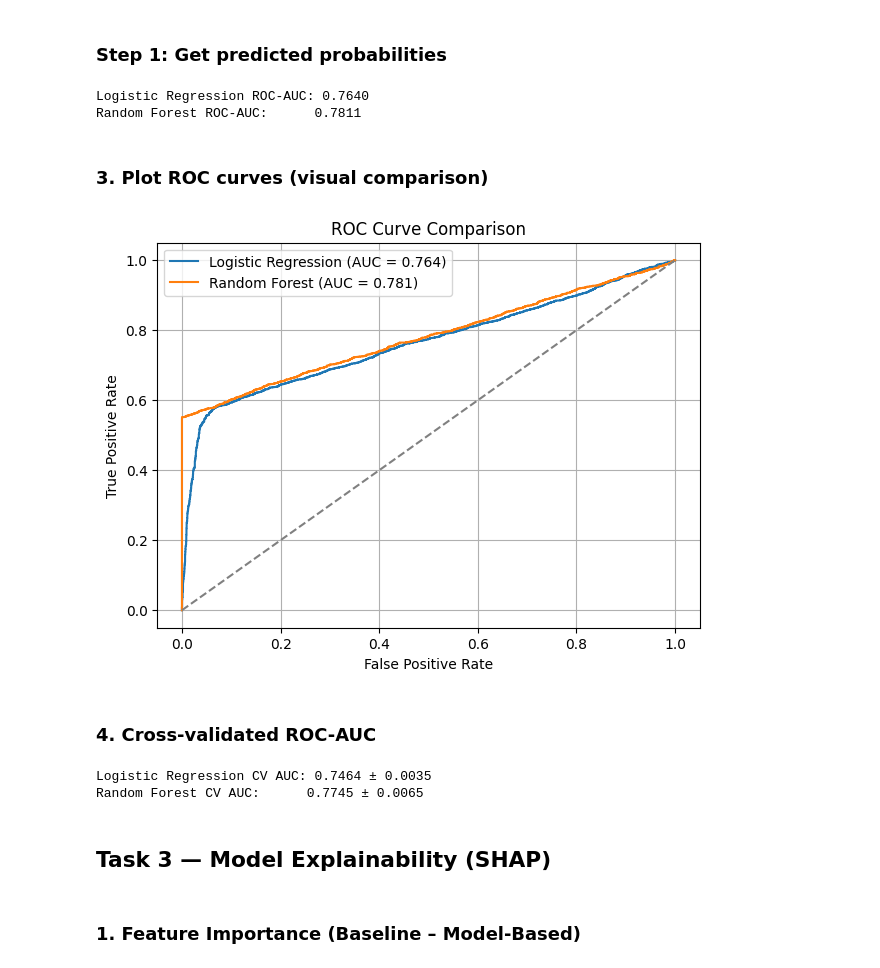
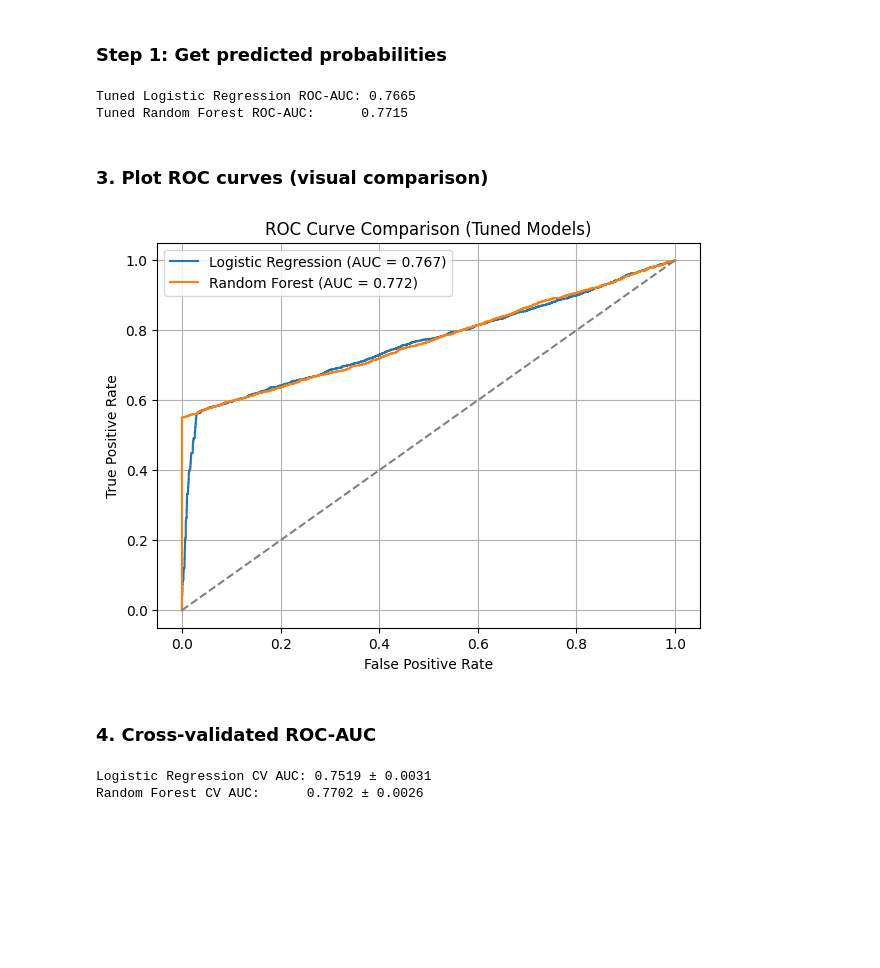
Before and after one commit to Kalalayu/fraud-detection, a Jupyter notebook: notebooks/modeling.ipynb, the cells around one changed output. Cells and saved outputs as stored; diff of their text form; code cells hidden in the pictures; blank space fills up the shorter version.

```diff
--- a/notebooks/modeling.ipynb
+++ b/notebooks/modeling.ipynb
@@ -206,7 +270,22 @@ y_proba_rf = rf.predict_proba(X_test)[:, 1]
 # %% [markdown]
 ## Evaluation:
 # %%
+from sklearn.metrics import classification_report, average_precision_score, ConfusionMatrixDisplay, RocCurveDisplay, PrecisionRecallDisplay
+
+# Train Random Forest with hyperparameter tuning
+best_rf, best_params_rf = train_model(X_train, y_train)
+
+# Predict on test set
+y_pred_rf = best_rf.predict(X_test)
+y_proba_rf = best_rf.predict_proba(X_test)[:, 1]
+
+# Print metrics
+print("Random Forest Best Params:", best_params_rf)
 print("AUC-PR:", average_precision_score(y_test, y_proba_rf))
 print(classification_report(y_test, y_pred_rf))
-ConfusionMatrixDisplay.from_predictions(y_test, y_pred_rf)
+
+# Visualizations
+ConfusionMatrixDisplay.from_predictions(y_test, y_pred_rf, cmap="Blues")
+RocCurveDisplay.from_predictions(y_test, y_proba_rf)
+PrecisionRecallDisplay.from_predictions(y_test, y_proba_rf)
 # %% [output]
@@ -251,41 +335,42 @@ Std AUC-PR:  0.0041
 # %%
 from sklearn.metrics import roc_auc_score
 
-# Logistic Regression
-y_proba_lr = lr.predict_proba(X_test)[:, 1]
+# Logistic Regression (tuned)
+y_proba_lr = best_lr.predict_proba(X_test)[:, 1]
 auc_lr = roc_auc_score(y_test, y_proba_lr)
 
-# Random Forest
-y_proba_rf = rf.predict_proba(X_test)[:, 1]
+# Random Forest (tuned)
+y_proba_rf = best_rf.predict_proba(X_test)[:, 1]
 auc_rf = roc_auc_score(y_test, y_proba_rf)
 
-print(f"Logistic Regression ROC-AUC: {auc_lr:.4f}")
-print(f"Random Forest ROC-AUC:      {auc_rf:.4f}")
+print(f"Tuned Logistic Regression ROC-AUC: {auc_lr:.4f}")
+print(f"Tuned Random Forest ROC-AUC:      {auc_rf:.4f}")
 # %% [output]
-Logistic Regression ROC-AUC: 0.7640
-Random Forest ROC-AUC:      0.7811
+Tuned Logistic Regression ROC-AUC: 0.7665
+Tuned Random Forest ROC-AUC:      0.7715
 # %% [markdown]
 ### 3. Plot ROC curves (visual comparison)
 # %%
 from sklearn.metrics import roc_curve
 import matplotlib.pyplot as plt
 
-fpr_lr, tpr_lr, _ = roc_curve(y_test, y_proba_lr)
-fpr_rf, tpr_rf, _ = roc_curve(y_test, y_proba_rf)
+# ROC curve values
+fpr_lr, tpr_lr, _ = roc_curve(y_test, best_lr.predict_proba(X_test)[:, 1])
+fpr_rf, tpr_rf, _ = roc_curve(y_test, best_rf.predict_proba(X_test)[:, 1])
 
 plt.figure(figsize=(7, 5))
-plt.plot(fpr_lr, tpr_lr, label=f"Logistic Regression (AUC = {auc_lr:.3f})")
-plt.plot(fpr_rf, tpr_rf, label=f"Random Forest (AUC = {auc_rf:.3f})")
+plt.plot(fpr_lr, tpr_lr, label=f"Logistic Regression (AUC = {roc_auc_score(y_test, best_lr.predict_proba(X_test)[:, 1]):.3f})")
+plt.plot(fpr_rf, tpr_rf, label=f"Random Forest (AUC = {roc_auc_score(y_test, best_rf.predict_proba(X_test)[:, 1]):.3f})")
 plt.plot([0, 1], [0, 1], linestyle="--", color="gray")
 
 plt.xlabel("False Positive Rate")
 plt.ylabel("True Positive Rate")
-plt.title("ROC Curve Comparison")
+plt.title("ROC Curve Comparison (Tuned Models)")
 plt.legend()
 plt.grid(True)
 plt.show()
 # %% [output]
-[figure, old version]
+[figure, new version]
 # %% [markdown]
 ### 4. Cross-validated ROC-AUC
 # %%
@@ -293,20 +378,18 @@ from sklearn.model_selection import StratifiedKFold, cross_val_score
 
 skf = StratifiedKFold(n_splits=5, shuffle=True, random_state=42)
 
+# Cross-validated ROC-AUC for Logistic Regression
 cv_auc_lr = cross_val_score(
-    lr, X, y, cv=skf, scoring="roc_auc", n_jobs=1
+    best_lr, X, y, cv=skf, scoring="roc_auc", n_jobs=1
 )
 
+# Cross-validated ROC-AUC for Random Forest
 cv_auc_rf = cross_val_score(
-    rf, X, y, cv=skf, scoring="roc_auc", n_jobs=1
+    best_rf, X, y, cv=skf, scoring="roc_auc", n_jobs=1
 )
 
 print(f"Logistic Regression CV AUC: {cv_auc_lr.mean():.4f} ± {cv_auc_lr.std():.4f}")
 print(f"Random Forest CV AUC:      {cv_auc_rf.mean():.4f} ± {cv_auc_rf.std():.4f}")
 # %% [output]
-Logistic Regression CV AUC: 0.7464 ± 0.0035
-Random Forest CV AUC:      0.7745 ± 0.0065
+Logistic Regression CV AUC: 0.7519 ± 0.0031
+Random Forest CV AUC:      0.7702 ± 0.0026
-# %% [markdown]
-## Task 3 — Model Explainability (SHAP)
-# %% [markdown]
-### 1. Feature Importance (Baseline – Model-Based)
```
Also changed, not shown: parts of 5 cells of this notebook.
